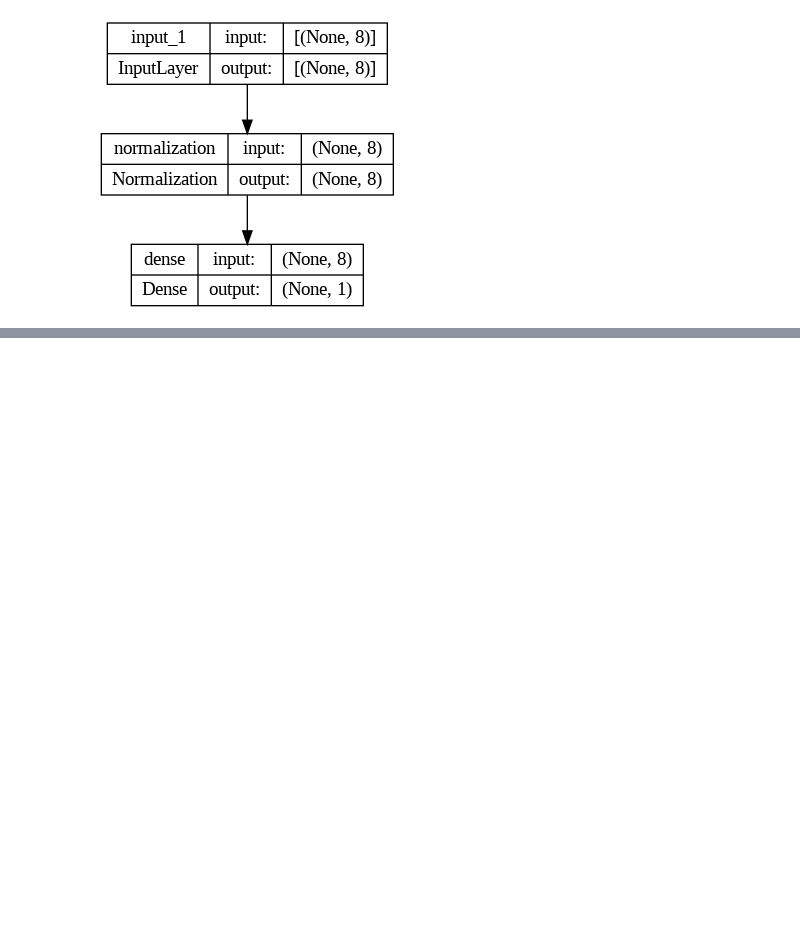
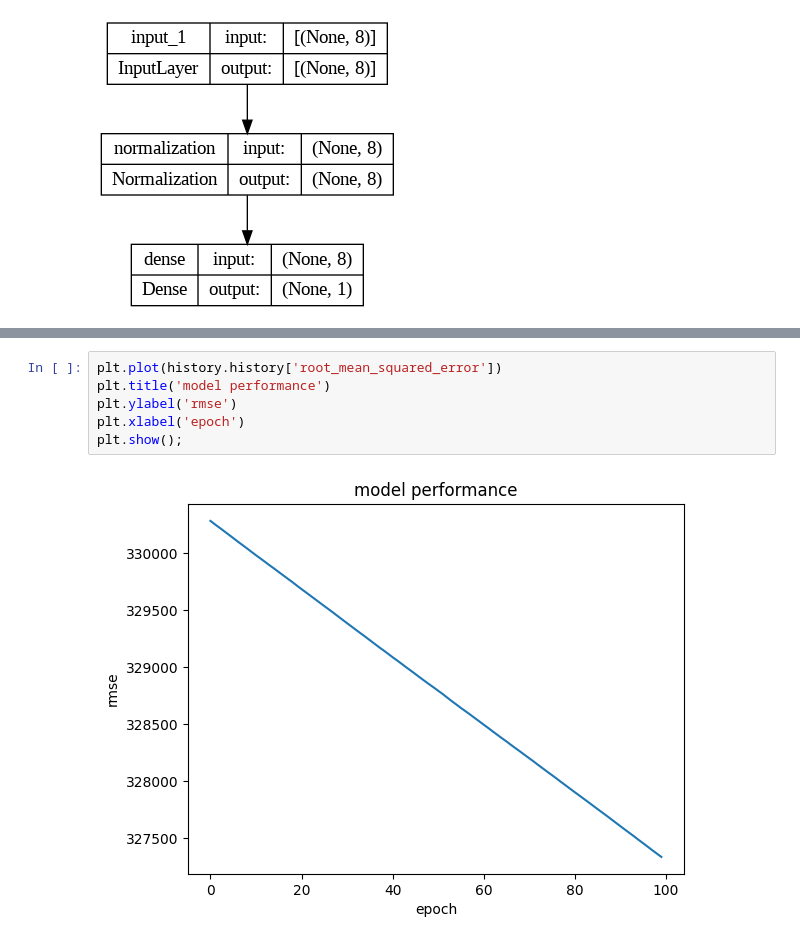
Before and after one commit to ugbana1/Predicting-Used-Car-Prices, a Jupyter notebook: Predicting_Used_Car.ipynb, the cells around one changed output, grey strips where cells are left out. Saved outputs shown, nothing was run; the diff lists cells and outputs as text; blank space fills up the shorter version.

```diff
--- a/Predicting_Used_Car.ipynb
+++ b/Predicting_Used_Car.ipynb
@@ -208,0 +219,8 @@ history.history
+# %%
+plt.plot(history.history['root_mean_squared_error'])
+plt.title('model performance')
+plt.ylabel('rmse')
+plt.xlabel('epoch')
+plt.show();
+# %% [output]
+[figure, added]
```
Also changed, not shown: parts of 7 cells of this notebook.
